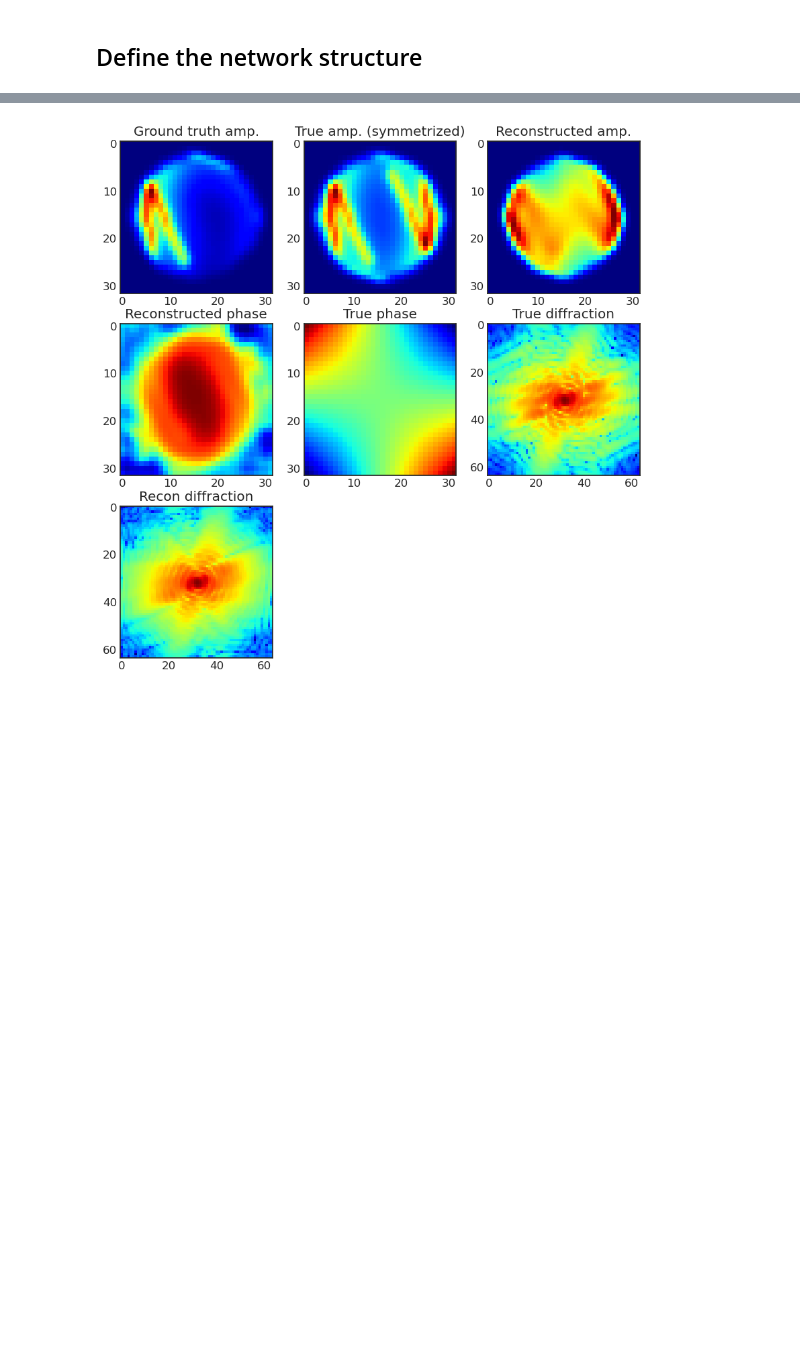
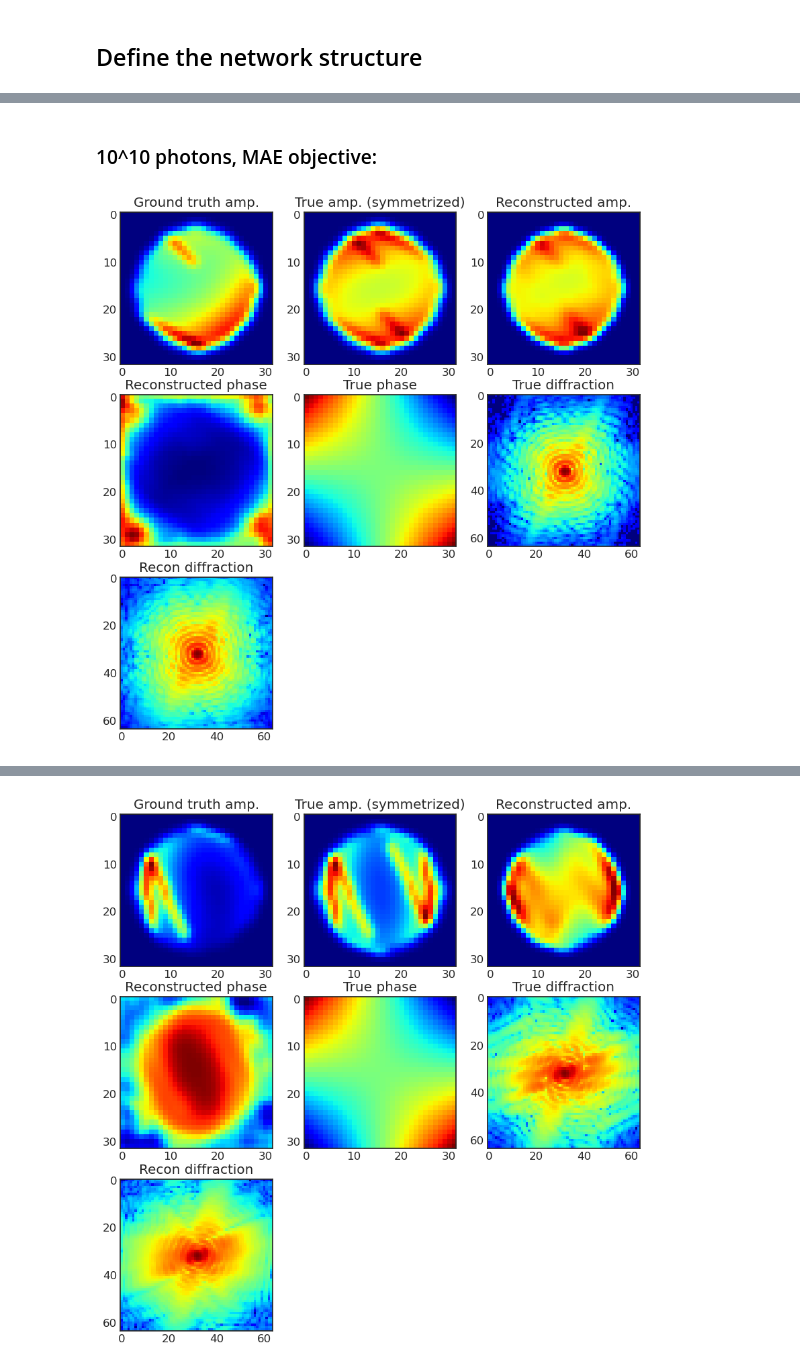
Before and after one commit to hoidn/PtychoPINN, a Jupyter notebook: tf_ptycho_autoencoder.ipynb, the cells around one changed output, grey strips where cells are left out. Drawn from its saved outputs; the diff is of its cells as text; code cells hidden in the pictures; blank space fills up the shorter version.

```diff
--- a/tf_ptycho_autoencoder.ipynb
+++ b/tf_ptycho_autoencoder.ipynb
@@ -431,18 +421,7 @@ def symmetrize(arr):
 def symmetrize_3d(arr):
     return (arr + arr[:, ::-1, ::-1]) / 2
 
-def amplitude_difference(target, pred):
-    """
-    Calculate object MAE, taking into account that the prediction may be inverted
-    """
-    abs1 = tf.math.abs(target)
-    abs2 = tf.math.abs(pred)
-    abs3 = abs2[:, ::-1, ::-1, :]
-    target_sym = tf.math.abs(symmetrize_3d(target))
-    mae = tf.keras.losses.MeanAbsoluteError()
-    a, b, c = mae(abs1, abs2), mae(abs1, abs3), mae(target_sym, pred)
-    return tf.minimum(a,
-                      tf.minimum(b, c))
+
 
 plt.rcParams["figure.figsize"] = (10, 10)
 
@@ -452,7 +431,7 @@ def cropshow(arr, *args, **kwargs):
 
 
 def summarize(i):
-    norm =  (np.absolute(b)[i].max() / tmp2[i].max())
+    #norm =  (np.absolute(b)[i].max() / tmp2[i].max())
     # vmax = tmp2[i].max() * norm
     vmin = 0
     vmax = np.absolute(b)[i].max()
@@ -502,14 +481,14 @@ def plt_metrics():
     f, axarr = plt.subplots(2, sharex=True, figsize=(12, 8))
 
     axarr[0].set(ylabel='Loss')
-    axarr[0].plot(epochs,hist.history['loss'], 'C3o', label='Diffraction MAE Training')
-    axarr[0].plot(epochs,hist.history['val_loss'], 'C3-', label='Diffraction MAE Validation')
+    axarr[0].plot(epochs,hist.history['loss'], 'C3o', label='Diffraction perceptual loss Training')
+    axarr[0].plot(epochs,hist.history['val_loss'], 'C3-', label='Diffraction perceptual loss Validation')
     axarr[0].grid()
     axarr[0].legend(loc='center right', bbox_to_anchor=(1.5, 0.5))
 
     axarr[1].set(ylabel='Loss')
-    axarr[1].plot(epochs,hist.history['padded_obj_loss'], 'C0o', label='Object MAE Training')
-    axarr[1].plot(epochs,hist.history['val_padded_obj_loss'], 'C0-', label='Object MAE Validation')
+    axarr[1].plot(epochs,hist.history['padded_obj_loss'], 'C0o', label='Object perceptual loss Training')
+    axarr[1].plot(epochs,hist.history['val_padded_obj_loss'], 'C0-', label='Object perceptual loss Validation')
     axarr[1].legend(loc='center right', bbox_to_anchor=(1.5, 0.5))
     plt.xlabel('Epochs')
     plt.tight_layout()
@@ -683,0 +749,6 @@ WARNING:tensorflow:Found duplicated `Variable`s in Model's `weights`. This is us
+# %% [markdown]
+### 10^10 photons, MAE objective:
+# %%
+summarize(20)
+# %% [output]
+[figure, added]
```
Also changed, not shown: parts of 67 cells of this notebook, 2 other files.
